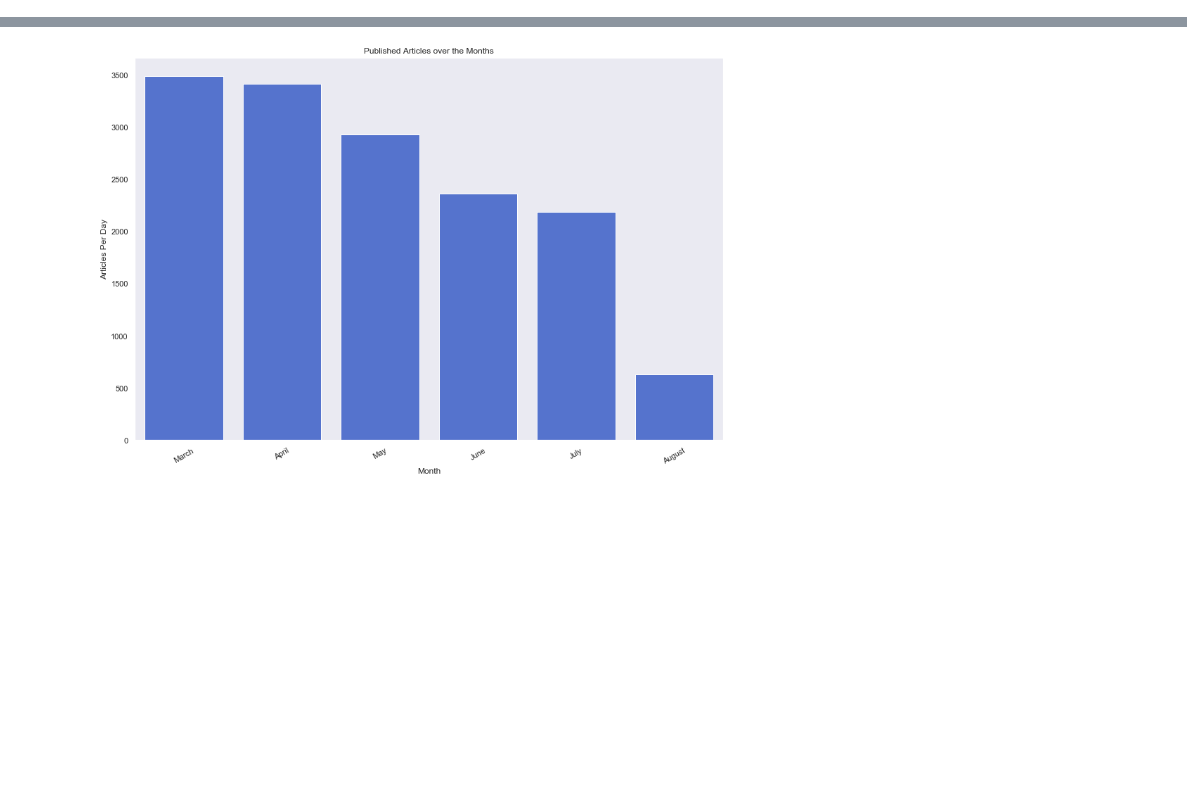
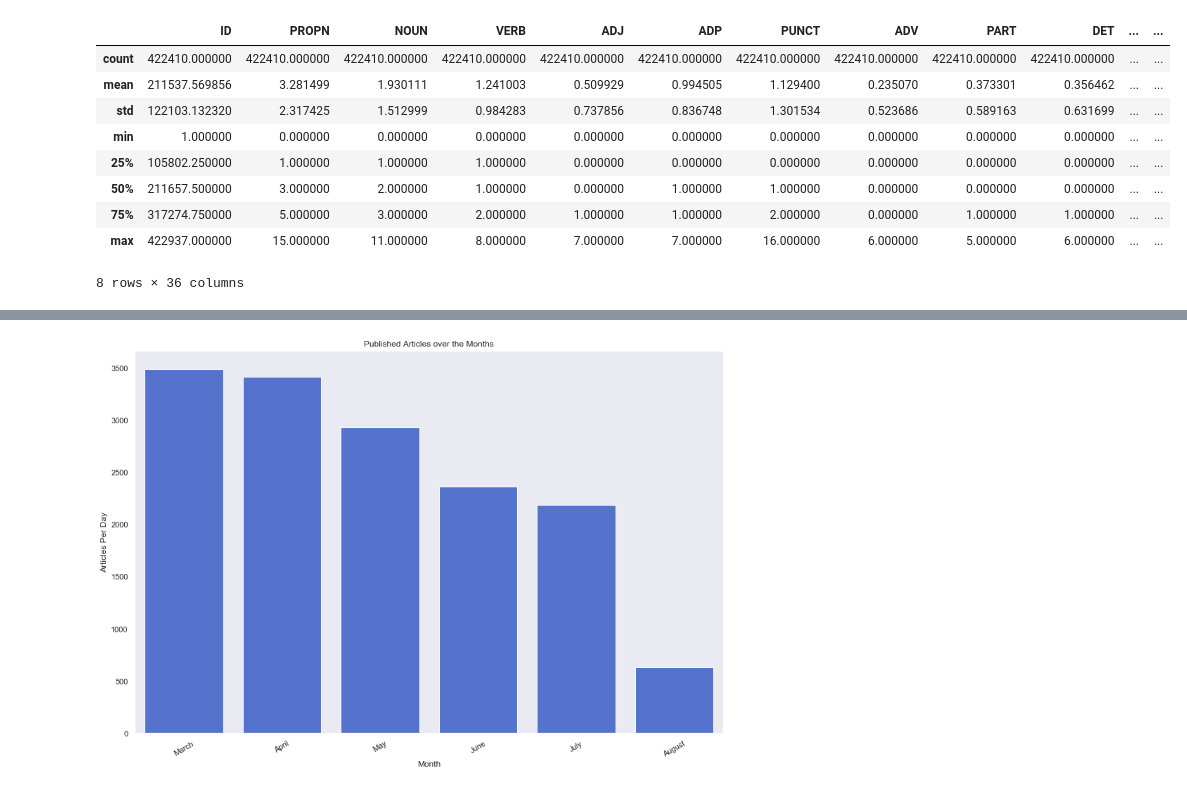
Before and after one commit to thekartikay/capstone-news, a Jupyter notebook: Exploratory Data Analysis.ipynb, the cells around one changed output, grey strips where cells are left out. Drawn from its saved outputs; the diff is of its cells as text; code cells hidden in the pictures; blank space fills up the shorter version.

```diff
--- a/Exploratory Data Analysis.ipynb
+++ b/Exploratory Data Analysis.ipynb
@@ -75,0 +127,13 @@ news_pos = pd.read_csv('../dataset/news_pos.csv')
+# %%
+news_lang.describe()
+# %% [output]
+|  | ID | PROPN | NOUN | VERB | ADJ | ADP | PUNCT | ADV | PART | DET | ... | ... |
+| count | 422410.000000 | 422410.000000 | 422410.000000 | 422410.000000 | 422410.000000 | 422410.000000 | 422410.000000 | 422410.000000 | 422410.000000 | 422410.000000 | ... | ... |
+| mean | 211537.569856 | 3.281499 | 1.930111 | 1.241003 | 0.509929 | 0.994505 | 1.129400 | 0.235070 | 0.373301 | 0.356462 | ... | ... |
+| std | 122103.132320 | 2.317425 | 1.512999 | 0.984283 | 0.737856 | 0.836748 | 1.301534 | 0.523686 | 0.589163 | 0.631699 | ... | ... |
+| min | 1.000000 | 0.000000 | 0.000000 | 0.000000 | 0.000000 | 0.000000 | 0.000000 | 0.000000 | 0.000000 | 0.000000 | ... | ... |
+| 25% | 105802.250000 | 1.000000 | 1.000000 | 1.000000 | 0.000000 | 0.000000 | 0.000000 | 0.000000 | 0.000000 | 0.000000 | ... | ... |
+| 50% | 211657.500000 | 3.000000 | 2.000000 | 1.000000 | 0.000000 | 1.000000 | 1.000000 | 0.000000 | 0.000000 | 0.000000 | ... | ... |
+| 75% | 317274.750000 | 5.000000 | 3.000000 | 2.000000 | 1.000000 | 1.000000 | 2.000000 | 0.000000 | 1.000000 | 1.000000 | ... | ... |
+| max | 422937.000000 | 15.000000 | 11.000000 | 8.000000 | 7.000000 | 7.000000 | 16.000000 | 6.000000 | 5.000000 | 6.000000 | ... | ... |
+8 rows × 36 columns
```
Also changed, not shown: parts of 31 cells of this notebook.
